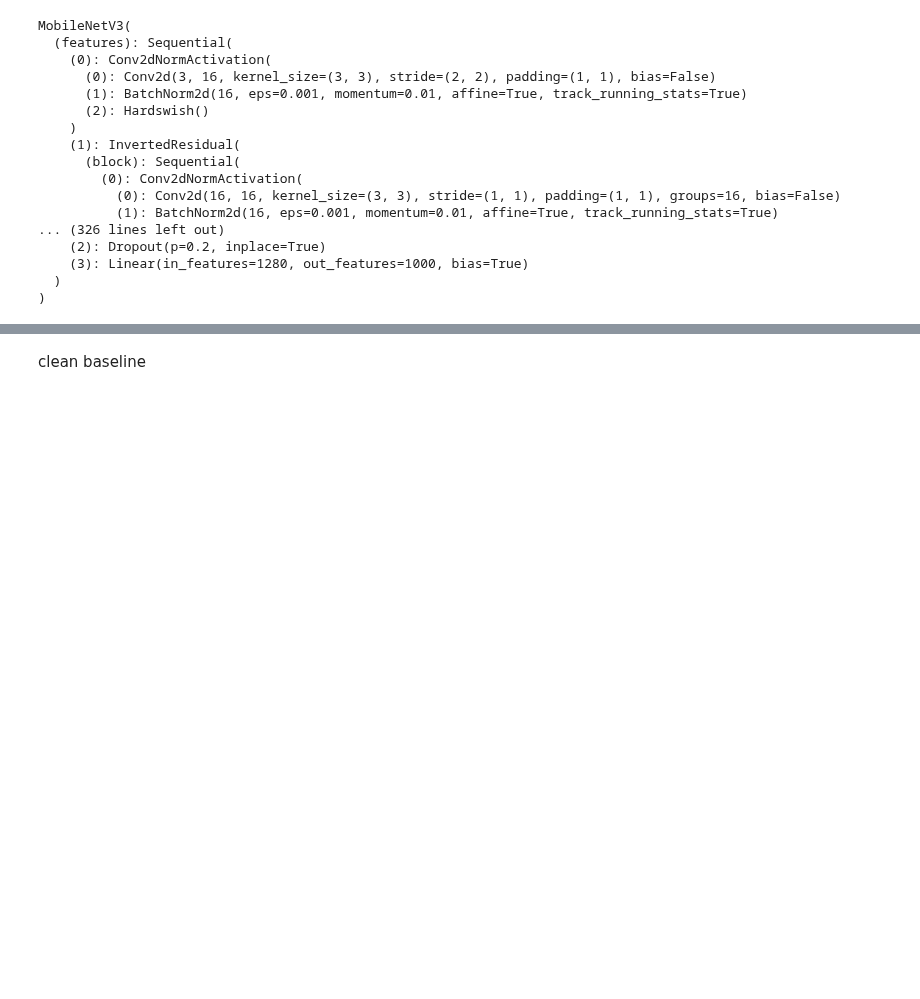
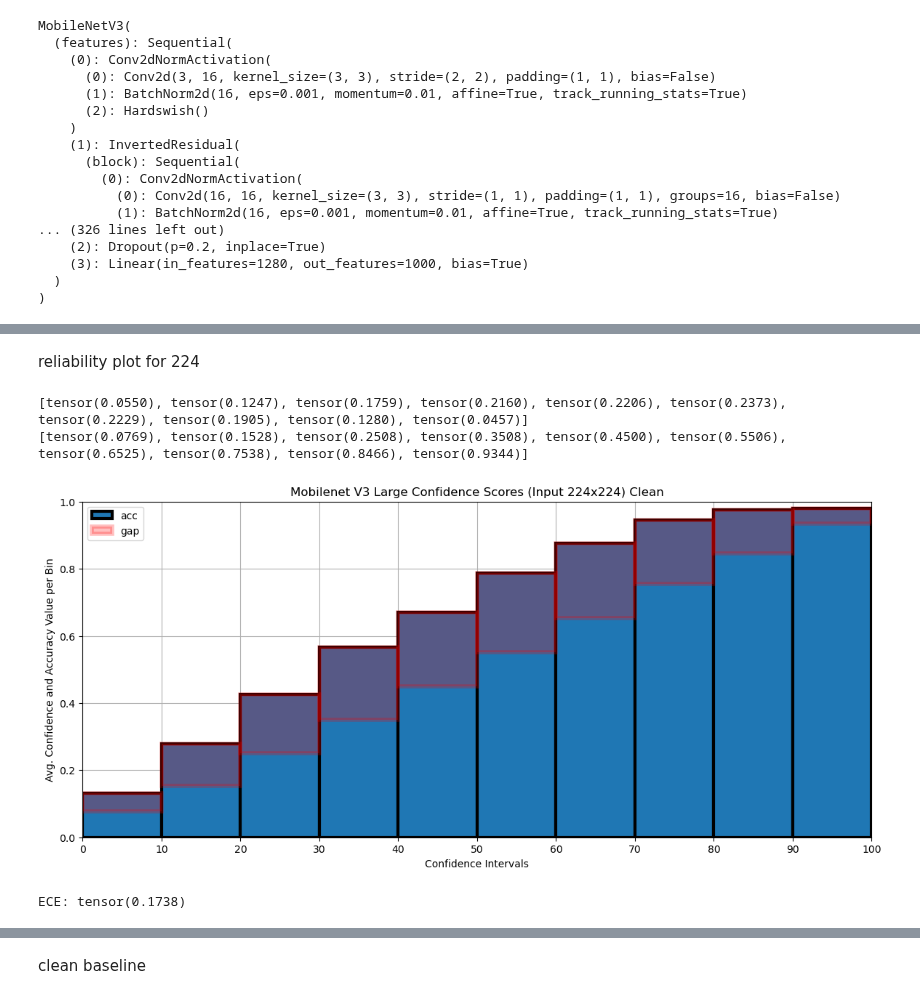
Before and after one commit to Geffen-Cooper/continual_learning_playground, a Jupyter notebook: src/test_time_kd/test_corruptions.ipynb, the cells around one changed output, grey strips where cells are left out. Cells and saved outputs as stored; diff of their text form; code cells hidden in the pictures; blank space fills up the shorter version.

```diff
--- a/src/test_time_kd/test_corruptions.ipynb
+++ b/src/test_time_kd/test_corruptions.ipynb
@@ -371,0 +179,36 @@ for ordering in range(1):
+# %% [markdown]
+reliability plot for 224
+# %%
+figure(figsize=(14, 6), dpi=100)
+bars = ["0","10","20","30","40","50","60","70","80","90","100"]
+xpos = [0,5,10,15,20,25,30,35,40,45,50]
+xtickpos = [xpos[i]-2.5 for i in range(len(xpos))]
+plt.bar(xpos[:-1],accs_cal,label="acc",width=5,edgecolor='black',linewidth=3)
+plt.xticks(xtickpos, bars)
+bot = []
+top = []
+for i,c in enumerate(confs_cal):
+    if c > accs_cal[i]:
+        bot.append(accs_cal[i])
+        top.append(c-accs_cal[i])
+    else:
+        bot.append(c)
+        top.append(accs_cal[i]-c)
+print(top)
+print(bot)
+plt.bar(xpos[:-1],top,label="gap",width=5,edgecolor='red',bottom=bot,color='red',alpha=0.25,linewidth=4)
+plt.legend()
+plt.title('Mobilenet V3 Large Confidence Scores (Input 224x224) Clean')
+plt.xlabel("Confidence Intervals")
+plt.ylabel("Avg. Confidence and Accuracy Value per Bin")
+plt.ylim([0,1])
+plt.xlim([-2.5,47.5])
+plt.grid()
+# %% [output]
+[tensor(0.0550), tensor(0.1247), tensor(0.1759), tensor(0.2160), tensor(0.2206), tensor(0.2373), tensor(0.2229), tensor(0.1905), tensor(0.1280), tensor(0.0457)]
+[tensor(0.0769), tensor(0.1528), tensor(0.2508), tensor(0.3508), tensor(0.4500), tensor(0.5506), tensor(0.6525), tensor(0.7538), tensor(0.8466), tensor(0.9344)]
+[figure, added]
+# %%
+print("ECE:",sum([abs(accs_cal[i] - confs_cal[i])*confs_hist[i] for i in range(len(confs_cal))]))
+# %% [output]
+ECE: tensor(0.1738)
```
Also changed, not shown: parts of 72 cells of this notebook.
